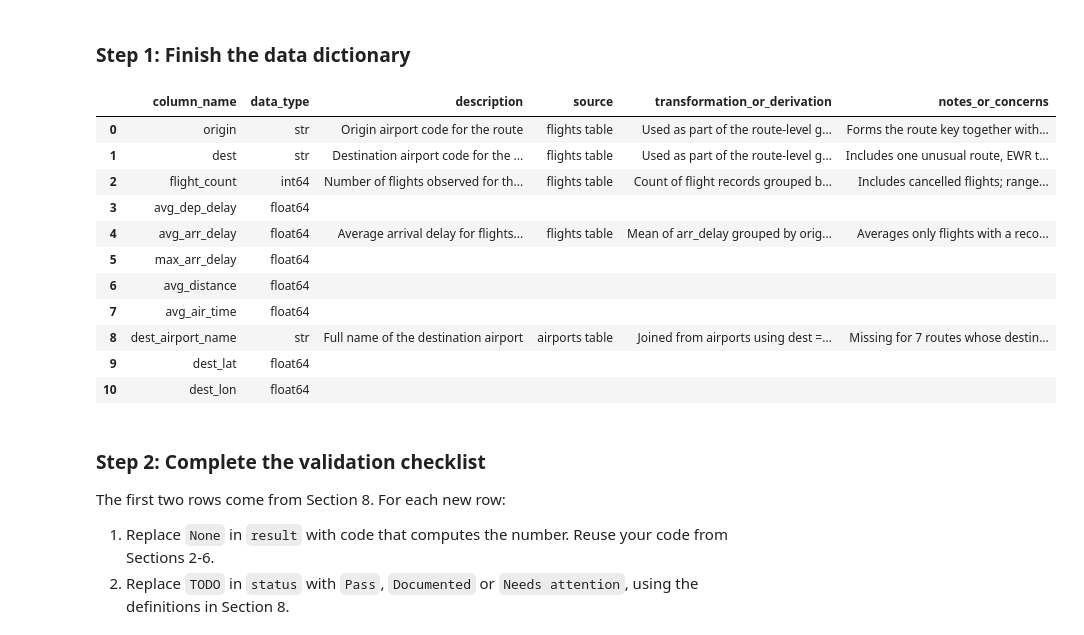
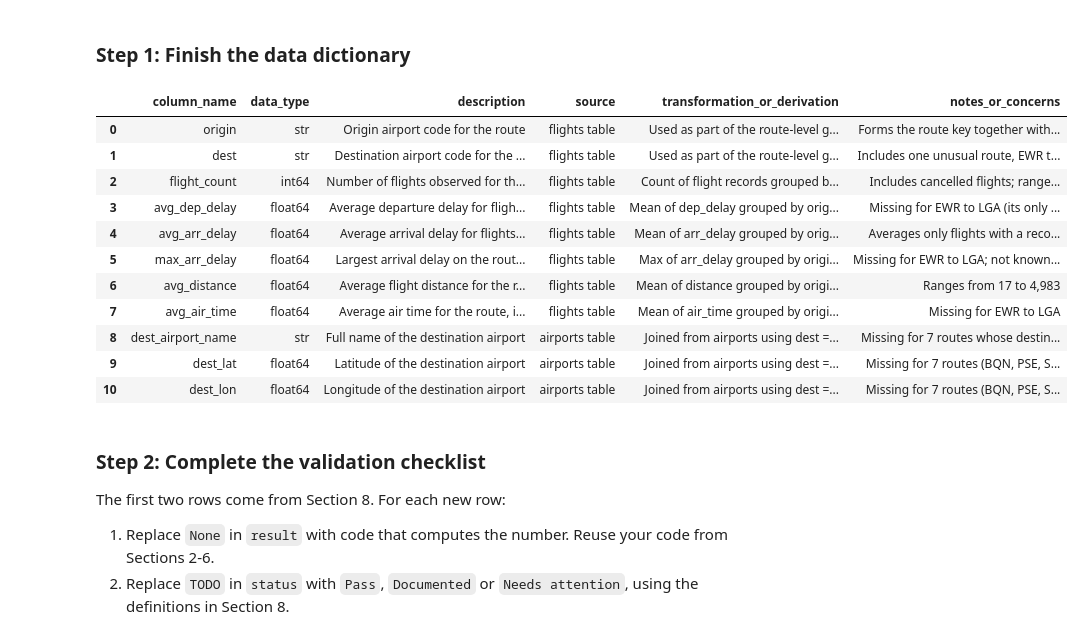
Before and after one commit to JoeG-UTSA/BAN6003-Week11-JoeGarcia, a Jupyter notebook: notebooks/module11_abt_documentation_guided_lab.ipynb, the cells around one changed output. Cells and saved outputs as stored; diff of their text form; code cells hidden in the pictures.

```diff
--- a/notebooks/module11_abt_documentation_guided_lab.ipynb
+++ b/notebooks/module11_abt_documentation_guided_lab.ipynb
@@ -674,31 +677,51 @@ An analyst on another team will use the route ABT next week and cannot ask you t
 # %%
 # Offline Assignment, step 1 - document the five remaining ABT columns.
 # Replace the empty strings, four values per column in the order of doc_fields, then run the cell.
 remaining_entries = {
-    "max_arr_delay": ["", "", "", ""],
-    "avg_distance": ["", "", "", ""],
-    "avg_air_time": ["", "", "", ""],
-    "dest_lat": ["", "", "", ""],
-    "dest_lon": ["", "", "", ""],
+    "max_arr_delay": [
+        "Largest arrival delay on the route, in minutes", "flights table",
+        "Max of arr_delay grouped by origin and destination",
+        "Missing for EWR to LGA; not known before flights fly, do not use as a predictor"
+    ],
+    "avg_distance": [
+        "Average flight distance for the route, in miles", "flights table",
+        "Mean of distance grouped by origin and destination",
+        "Ranges from 17 to 4,983"
+    ],
+    "avg_air_time": [
+        "Average air time for the route, in minutes", "flights table",
+        "Mean of air_time grouped by origin and destination",
+        "Missing for EWR to LGA"
+    ],
+    "dest_lat": [
+        "Latitude of the destination airport", "airports table",
+        "Joined from airports using dest = faa",
+        "Missing for 7 routes (BQN, PSE, SJU, STT)"
+    ],
+    "dest_lon": [
+        "Longitude of the destination airport", "airports table",
+        "Joined from airports using dest = faa",
+        "Missing for 7 routes (BQN, PSE, SJU, STT)"
+    ],
 }
 
 for abt_column, values in remaining_entries.items():
     data_dictionary.loc[data_dictionary["column_name"] == abt_column, doc_fields] = values
 
 data_dictionary
 # %% [output]
 |  | column_name | data_type | description | source | transformation_or_derivation | notes_or_concerns |
 | 0 | origin | str | Origin airport code for the route | flights table | Used as part of the route-level g... | Forms the route key together with... |
 | 1 | dest | str | Destination airport code for the ... | flights table | Used as part of the route-level g... | Includes one unusual route, EWR t... |
 | 2 | flight_count | int64 | Number of flights observed for th... | flights table | Count of flight records grouped b... | Includes cancelled flights; range... |
-| 3 | avg_dep_delay | float64 |  |  |  |  |
+| 3 | avg_dep_delay | float64 | Average departure delay for fligh... | flights table | Mean of dep_delay grouped by orig... | Missing for EWR to LGA (its only ... |
 | 4 | avg_arr_delay | float64 | Average arrival delay for flights... | flights table | Mean of arr_delay grouped by orig... | Averages only flights with a reco... |
-| 5 | max_arr_delay | float64 |  |  |  |  |
-| 6 | avg_distance | float64 |  |  |  |  |
-| 7 | avg_air_time | float64 |  |  |  |  |
+| 5 | max_arr_delay | float64 | Largest arrival delay on the rout... | flights table | Max of arr_delay grouped by origi... | Missing for EWR to LGA; not known... |
+| 6 | avg_distance | float64 | Average flight distance for the r... | flights table | Mean of distance grouped by origi... | Ranges from 17 to 4,983 |
+| 7 | avg_air_time | float64 | Average air time for the route, i... | flights table | Mean of air_time grouped by origi... | Missing for EWR to LGA |
 | 8 | dest_airport_name | str | Full name of the destination airport | airports table | Joined from airports using dest =... | Missing for 7 routes whose destin... |
-| 9 | dest_lat | float64 |  |  |  |  |
-| 10 | dest_lon | float64 |  |  |  |  |
+| 9 | dest_lat | float64 | Latitude of the destination airport | airports table | Joined from airports using dest =... | Missing for 7 routes (BQN, PSE, S... |
+| 10 | dest_lon | float64 | Longitude of the destination airport | airports table | Joined from airports using dest =... | Missing for 7 routes (BQN, PSE, S... |
 # %% [markdown]
 ### Step 2: Complete the validation checklist
 
```
Also changed, not shown: parts of 3 cells of this notebook, 3 other files.
